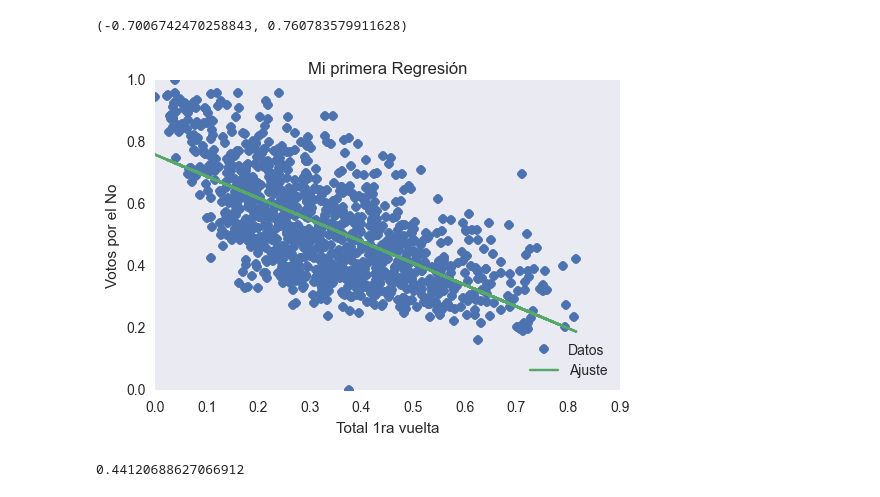
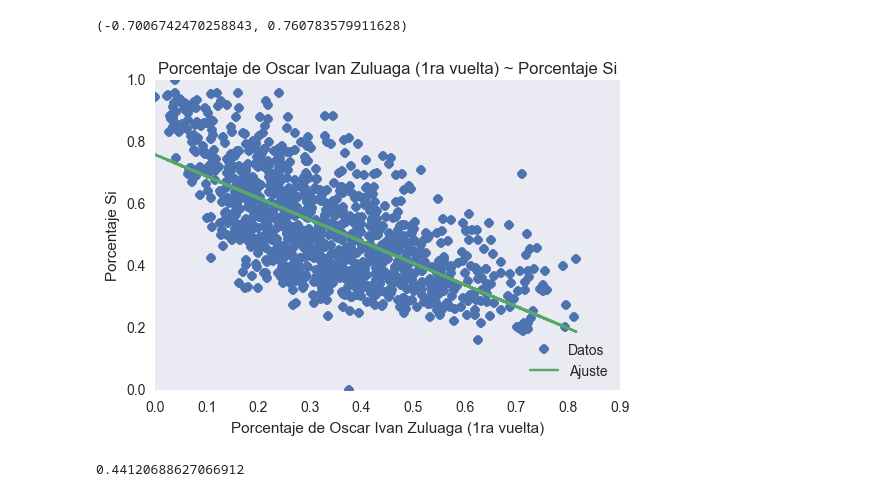
Before and after one commit to mvanegas10/Plebiscito-Colombia-2016, a Jupyter notebook: regresion.ipynb, the cells around one changed output. Cells and saved outputs as stored; diff of their text form; code cells hidden in the pictures.

```diff
--- a/regresion.ipynb
+++ b/regresion.ipynb
@@ -80,16 +80,16 @@ m,b
 # %%
 ##Graficando
 
 plt.plot(x,y,'o', label='Datos')
 plt.plot(x, m*x + b, label='Ajuste')
 plt.xlabel('Porcentaje de Oscar Ivan Zuluaga (1ra vuelta)')
 plt.ylabel('Porcentaje Si')
-plt.title('Porcentaje de Oscar Ivan Zuluaga (1ra vuelta) \|@#¢∞¬÷“”≠´‚][{}–…„√©∑Ω~ Si')
+plt.title('Porcentaje de Oscar Ivan Zuluaga (1ra vuelta) ~ Porcentaje Si')
 plt.grid()
 plt.legend(loc=4)
 plt.show()
 # %% [output]
-[figure, old version]
+[figure, new version]
 # %%
 #Coeficiente de determinación
 
```
